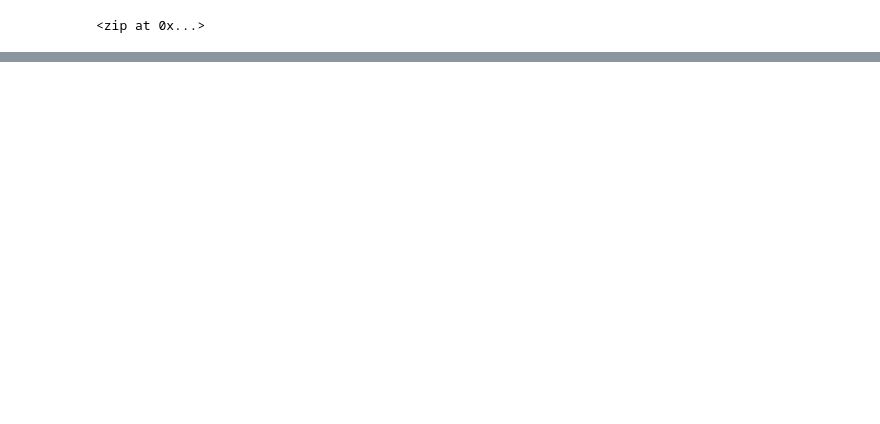
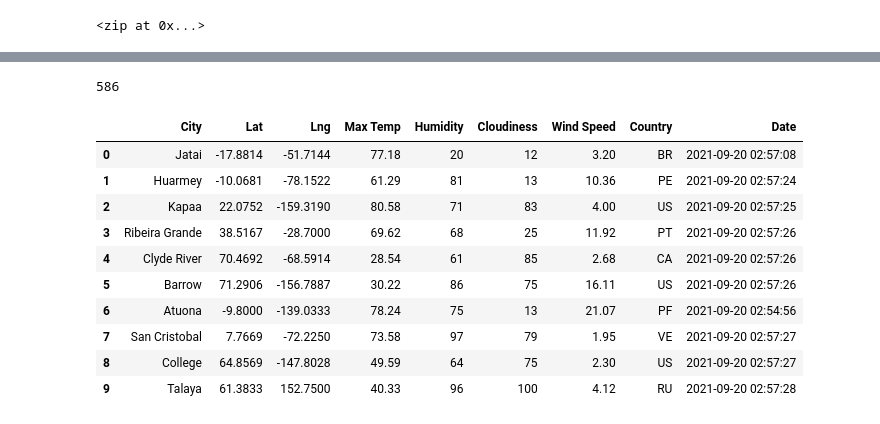
Before and after one commit to lzhao973/World_Weather_Analysis, a Jupyter notebook: WeatherPy.ipynb, the cells around one changed output, grey strips where cells are left out. Saved outputs shown, nothing was run; the diff lists cells and outputs as text; code cells hidden in the pictures; blank space fills up the shorter version.

Commit message:
modifications to .gitignore and the WeatherPy.ipynb

```diff
--- a/WeatherPy.ipynb
+++ b/WeatherPy.ipynb
@@ -4,6 +4,10 @@ import pandas as pd
 import matplotlib.pyplot as plt
 import numpy as np
 from citipy import citipy
+import requests
+from config import weather_api_key
+from datetime import datetime
+url = "http://api.openweathermap.org/data/2.5/weather?units=Imperial&APPID=" + weather_api_key
 # %%
 # Create a set of random latitude and longitude combinations.
 lats = np.random.uniform(low=-90.000, high=90.000, size=1500)
@@ -31,0 +112,20 @@ len(cities)
+# %%
+len(city_data)
+# %% [output]
+586
+# %%
+# Convert the array of dictionaries to a Pandas DataFrame.
+city_data_df = pd.DataFrame(city_data)
+city_data_df.head(10)
+# %% [output]
+|  | City | Lat | Lng | Max Temp | Humidity | Cloudiness | Wind Speed | Country | Date |
+| 0 | Jatai | -17.8814 | -51.7144 | 77.18 | 20 | 12 | 3.20 | BR | 2021-09-20 02:57:08 |
+| 1 | Huarmey | -10.0681 | -78.1522 | 61.29 | 81 | 13 | 10.36 | PE | 2021-09-20 02:57:24 |
+| 2 | Kapaa | 22.0752 | -159.3190 | 80.58 | 71 | 83 | 4.00 | US | 2021-09-20 02:57:25 |
+| 3 | Ribeira Grande | 38.5167 | -28.7000 | 69.62 | 68 | 25 | 11.92 | PT | 2021-09-20 02:57:26 |
+| 4 | Clyde River | 70.4692 | -68.5914 | 28.54 | 61 | 85 | 2.68 | CA | 2021-09-20 02:57:26 |
+| 5 | Barrow | 71.2906 | -156.7887 | 30.22 | 86 | 75 | 16.11 | US | 2021-09-20 02:57:26 |
+| 6 | Atuona | -9.8000 | -139.0333 | 78.24 | 75 | 13 | 21.07 | PF | 2021-09-20 02:54:56 |
+| 7 | San Cristobal | 7.7669 | -72.2250 | 73.58 | 97 | 79 | 1.95 | VE | 2021-09-20 02:57:27 |
+| 8 | College | 64.8569 | -147.8028 | 49.59 | 64 | 75 | 2.30 | US | 2021-09-20 02:57:27 |
+| 9 | Talaya | 61.3833 | 152.7500 | 40.33 | 96 | 100 | 4.12 | RU | 2021-09-20 02:57:28 |
```
Also changed, not shown: parts of 4 cells of this notebook, 4 other files.
